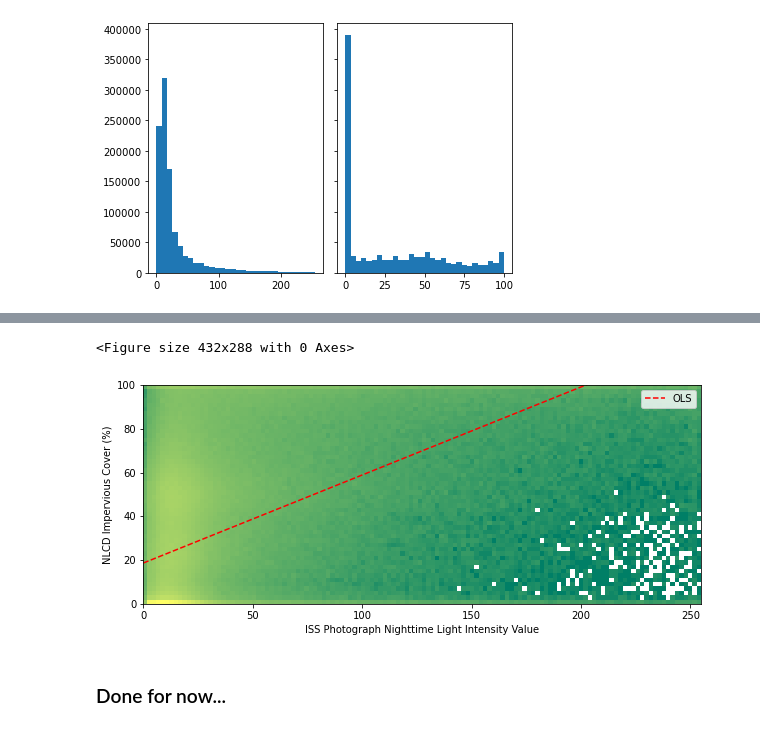
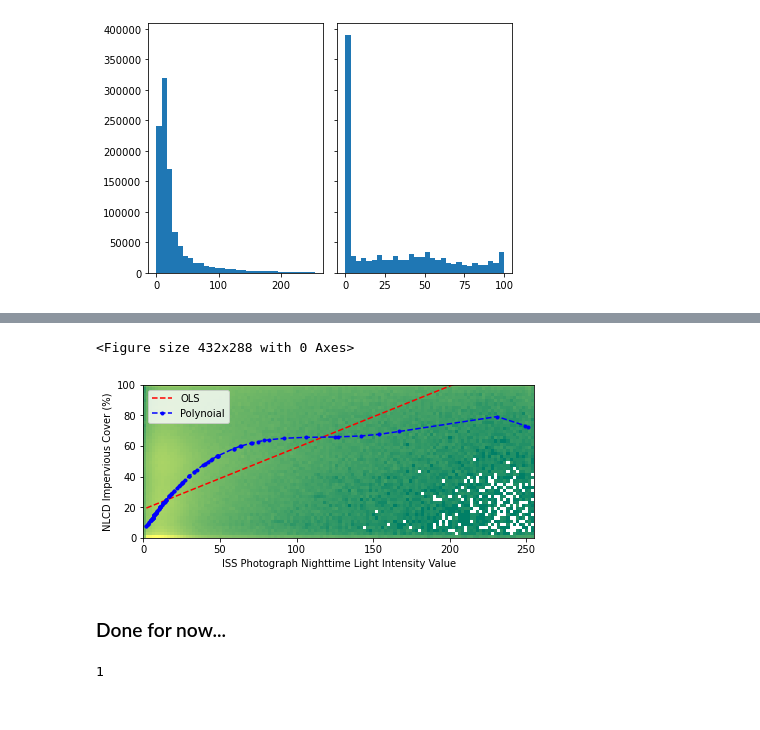
Before and after one commit to chikaj/sa_nightscapes, a Jupyter notebook: nightscapes.ipynb, the cells around one changed output, grey strips where cells are left out. Drawn from its saved outputs; the diff is of its cells as text; code cells hidden in the pictures.

Commit message:
updated graph and polynomial statistics

```diff
--- a/nightscapes.ipynb
+++ b/nightscapes.ipynb
@@ -165,32 +152,66 @@ Notes:
 heatmap, xedges, yedges = np.histogram2d(x, y, bins=(128, 50))
 extent = [xedges[0], xedges[-1], yedges[0], yedges[-1]]
 heatmap[heatmap == 0] = np.NaN
+# %%
+# polynomial fit
+degree = 3
+
+weights = np.polyfit(x, y, degree)
+model = np.poly1d(weights)
+df = pd.DataFrame(columns=['y', 'x'])
+df['x'] = x
+df['y'] = y
+polyresults = smf.ols(formula='y ~ model(x)', data=df).fit()
+# end polynomial fit
+
+plyr = polyresults.fittedvalues.to_numpy()
 # %%
-norm = mpl.colors.LogNorm()
+plt.clf()
+plt.figure(figsize=(7, 3))
 
-plt.clf()
-plt.figure(figsize=(10, 10))
-plt.imshow(heatmap.T, cmap='summer', norm=norm, extent=extent, origin='lower')
+plt.imshow(heatmap.T, cmap='summer', norm=mpl.colors.SymLogNorm(2), extent=extent, origin='lower')
 # plt.plot(x, results.fittedvalues, 'r--.', label="OLS") # DON'T DO WITH LARGE ARRAY!
 
 # If the line above is commented out, do this instead...
-min_x_idx = np.where(x==x.min())[0][0]
-max_x_idx = np.where(x==x.max())[0][0]
+# min_x_idx = np.where(x==x.min())[0][0]
+# max_x_idx = np.where(x==x.max())[0][0]
 
-ptx = [x[min_x_idx], x[max_x_idx]]
-pty = [results.fittedvalues[min_x_idx], results.fittedvalues[max_x_idx]]
+# ptx = [x[min_x_idx], x[max_x_idx]]
+# pty = [results.fittedvalues[min_x_idx], results.fittedvalues[max_x_idx]]
 
-plt.plot(ptx, pty, 'r--', label="OLS")
+# This is the best sub-selector, however...ignore the 4 lines above for the following 2 lines
+ols_x = x[0::len(x)//99]
+ols_y = results.fittedvalues[0::len(results.fittedvalues)//99]
+poly_y = plyr[0::len(plyr)//99]
+
+df_ols = pd.DataFrame(columns=['y', 'x'])
+df_ols['x'] = ols_x
+df_ols['y'] = ols_y
+df_ols = df_ols.sort_values(by=['x'])
+
+df_poly = pd.DataFrame(columns=['y', 'x'])
+df_poly['x'] = ols_x
+df_poly['y'] = poly_y
+df_poly = df_poly.sort_values(by=['x'])
+
+plt.plot(df_ols['x'], df_ols['y'], 'r--', label="OLS")
+plt.plot(df_poly['x'], df_poly['y'], 'b--.', label="Polynoial")
 # ...end here.
 
 plt.ylim([0, 100])
 plt.xlabel("ISS Photograph Nighttime Light Intensity Value")
 plt.ylabel("NLCD Impervious Cover (%)")
 plt.legend(loc='best')
 
+
+
 plt.show()
 # %% [output]
 <Figure size 432x288 with 0 Axes>
-[figure, old version]
+[figure, new version]
 # %% [markdown]
 ### Done for now...
+# %%
+4%3
+# %% [output]
+1
```
Also changed, not shown: parts of 4 cells of this notebook.
